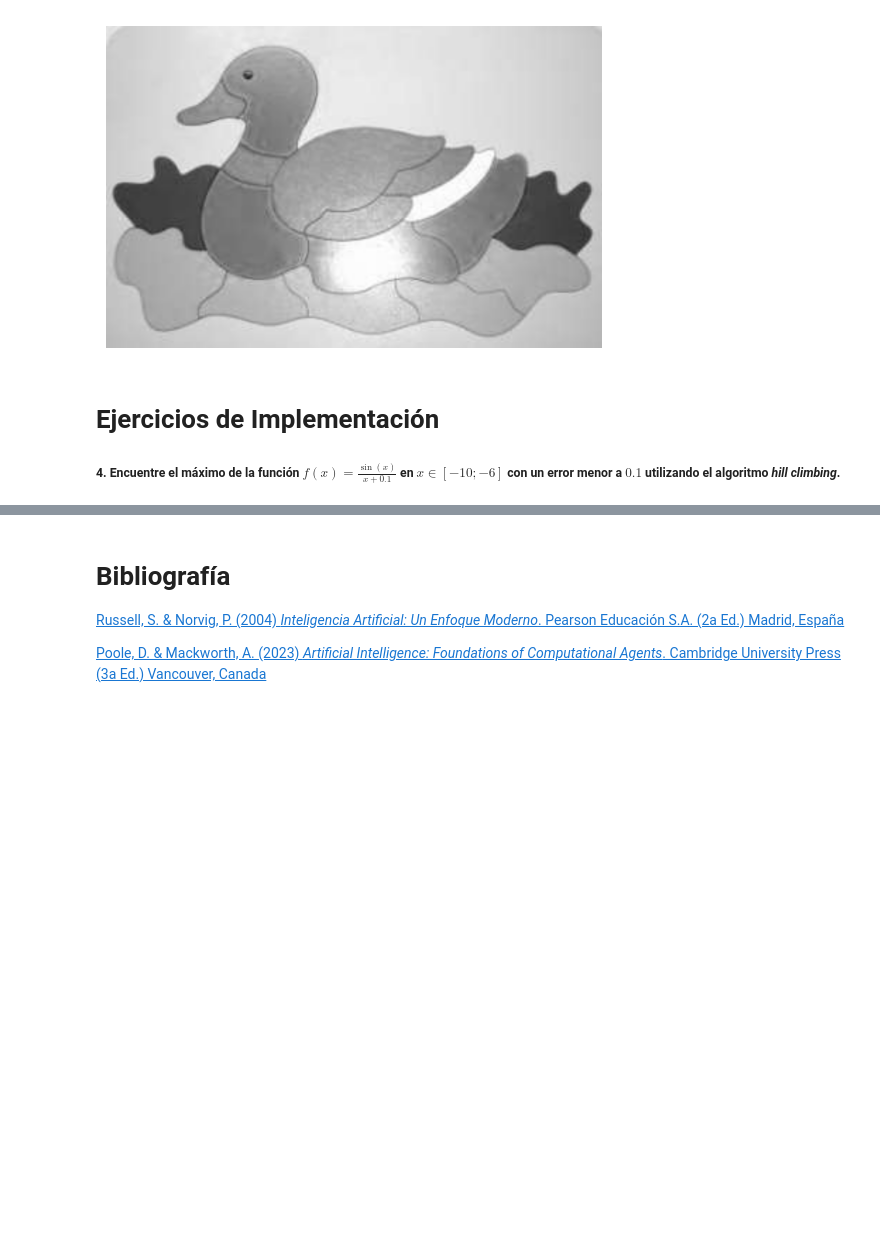
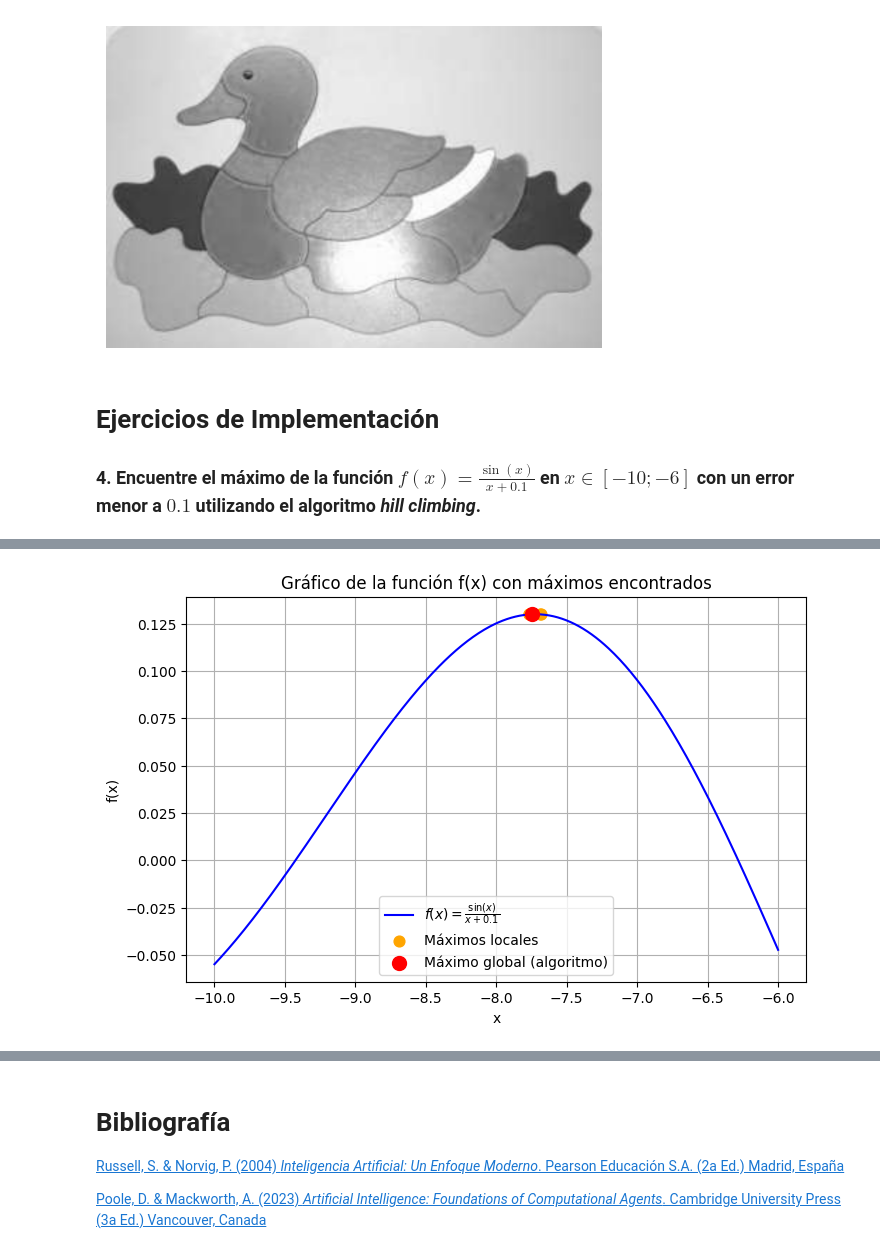
Before and after one commit to Ede118/Inteligencia-Artificial-1, a Jupyter notebook: TP3/TP3.ipynb, the cells around one changed output, grey strips where cells are left out. Drawn from its saved outputs; the diff is of its cells as text; code cells hidden in the pictures; blank space fills up the shorter version.

```diff
--- a/TP3/TP3.ipynb
+++ b/TP3/TP3.ipynb
@@ -57,4 +57,4 @@ plt.show()
 # %% [markdown]
 # Ejercicios de Implementación
 
-##### 4. Encuentre el máximo de la función $f(x) = \frac{\sin(x)}{x + 0.1}$ en $x \in [-10; -6]$ con un error menor a $0.1$ utilizando el algoritmo _hill climbing_.
+### 4. Encuentre el máximo de la función $f(x) = \frac{\sin(x)}{x + 0.1}$ en $x \in [-10; -6]$ con un error menor a $0.1$ utilizando el algoritmo _hill climbing_.
@@ -66,0 +61,77 @@ def f(x):
+# %%
+# Importo numpy para la función sin(x)
+import numpy as np
+import random
+import pandas as pd
+import matplotlib.pyplot as plt
+
+def f(x):
+    if x < -10 or x > -6:
+        raise ValueError("x debe estar en el intervalo [-10, -6]")
+    else:
+        return (np.sin(x))/(x+0.1)
+
+def ClimbingHill(f, x0, error, max_iter=100000):
+    step = 0.05
+    x = x0
+    for i in range(max_iter):
+        vecinos = [x - step, x + step]
+        next_x = max(vecinos, key=f)
+
+        if f(next_x) - f(x) < error:
+            return next_x
+        x = next_x
+
+resultados = []
+
+for i in range(8):
+    semilla = -10 + (random.random() * (-6 - (-10)))
+    error = 1e-9
+
+    maximo = ClimbingHill(f, semilla, error)
+
+    resultados.append({
+        "x_inicial": semilla,
+        "f(x_inicial)": f(semilla),
+        "x_max_encontrado": maximo,
+        "f(x_max_encontrado)": f(maximo)
+    })
+
+# Convertir a tabla con pandas
+df = pd.DataFrame(resultados)
+
+# Mostrar tabla
+print(df.to_string(index=False))
+
+# Generar puntos en el intervalo válido
+x_vals = np.linspace(-10, -6, 400)
+y_vals = [f(x) for x in x_vals]
+
+# Buscar el máximo global dentro de los encontrados por el algoritmo
+idx_max = df["f(x_max_encontrado)"].idxmax()   # índice del máximo
+x_max_global = df.loc[idx_max, "x_max_encontrado"]
+y_max_global = df.loc[idx_max, "f(x_max_encontrado)"]
+
+print("Máximo global encontrado por el algoritmo:")
+print("x =", x_max_global, " ; f(x) =", y_max_global)
+
+# Graficar la función
+plt.figure(figsize=(8,5))
+plt.plot(x_vals, y_vals, label=r"$f(x) = \frac{\sin(x)}{x+0.1}$", color="blue")
+
+# Marcar todos los máximos locales encontrados
+plt.scatter(df["x_max_encontrado"], df["f(x_max_encontrado)"],
+            color="orange", s=60, label="Máximos locales")
+
+# Marcar el máximo maximorum
+plt.scatter(x_max_global, y_max_global,
+            color="red", s=100, zorder=5, label="Máximo global (algoritmo)")
+
+# Configuración
+plt.xlabel("x")
+plt.ylabel("f(x)")
+plt.title("Gráfico de la función f(x) con máximos encontrados")
+plt.legend()
+plt.grid(True)
+plt.show()
+# %% [output]
@@ -66,0 +149 @@ def f(x):
+[figure, added]
```
Also changed, not shown: parts of 15 cells of this notebook.
